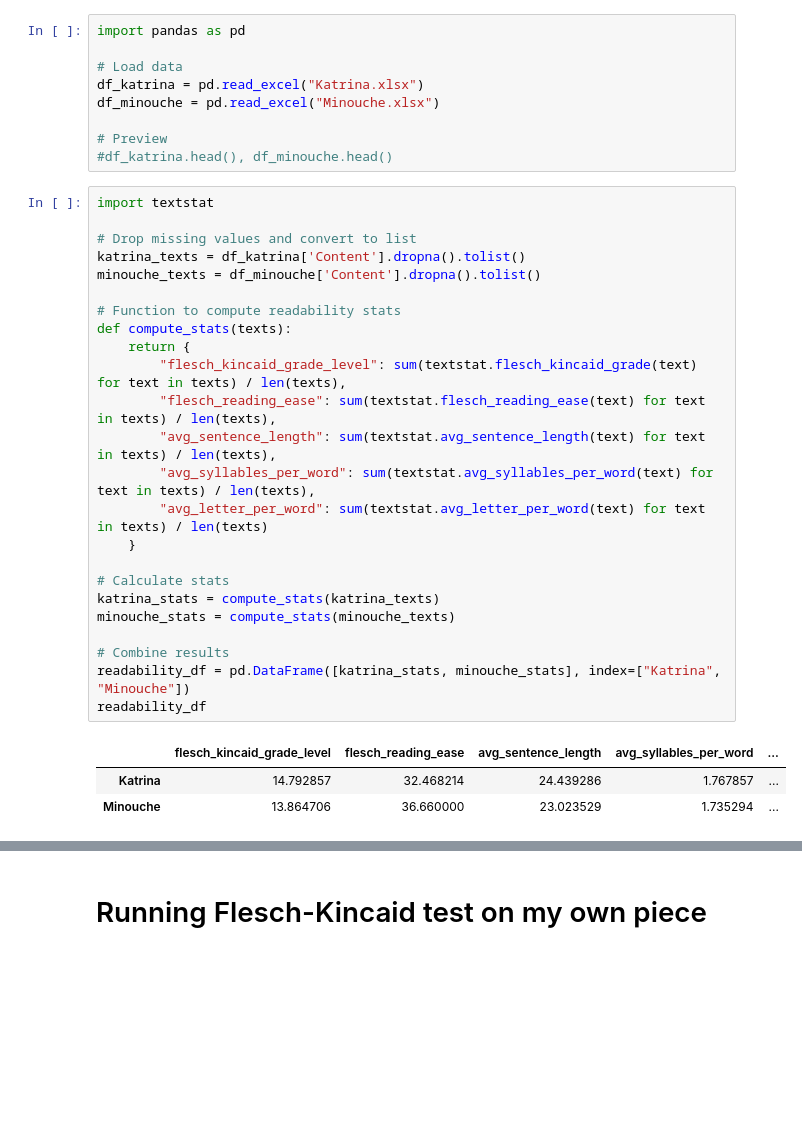
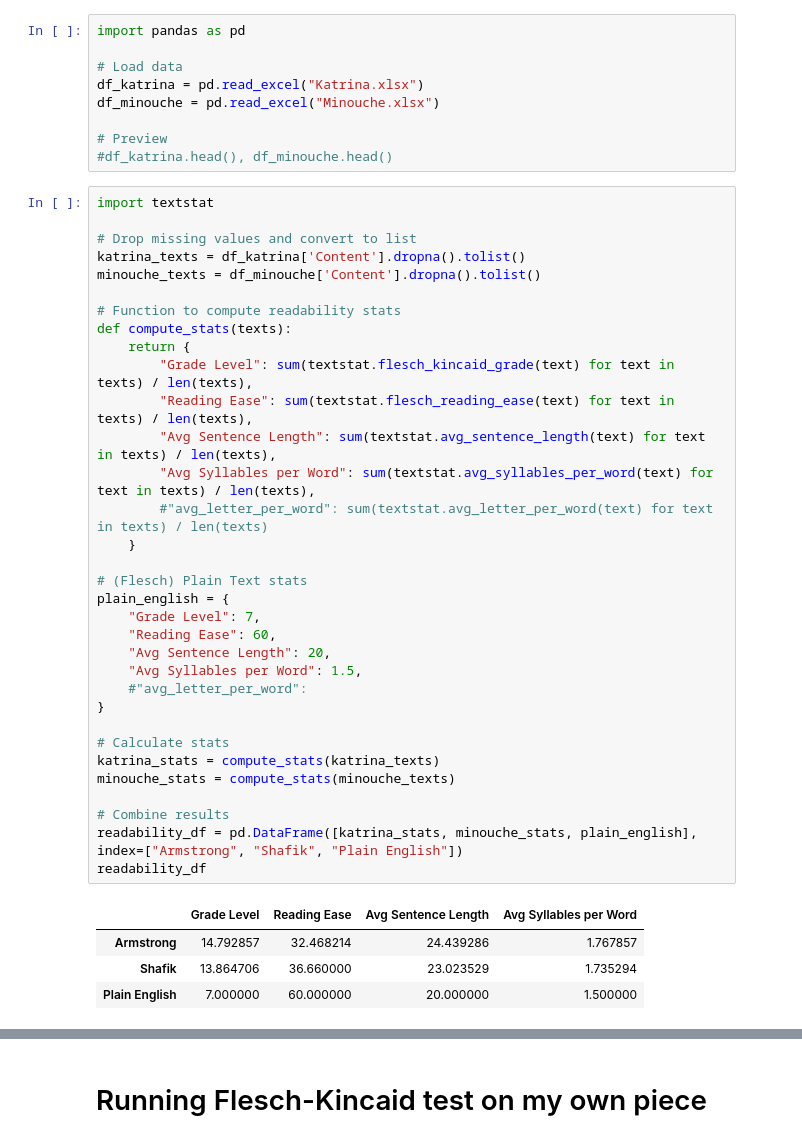
Before and after one commit to es098712/Columbia-President-Emails, a Jupyter notebook: readability_analysis.ipynb, the cells around one changed output, grey strips where cells are left out. Cells and saved outputs as stored; diff of their text form; blank space fills up the shorter version.

```diff
--- a/readability_analysis.ipynb
+++ b/readability_analysis.ipynb
@@ -13,31 +13,41 @@ df_minouche = pd.read_excel("Minouche.xlsx")
 # %%
 import textstat
 
 # Drop missing values and convert to list
 katrina_texts = df_katrina['Content'].dropna().tolist()
 minouche_texts = df_minouche['Content'].dropna().tolist()
 
 # Function to compute readability stats
 def compute_stats(texts):
     return {
-        "flesch_kincaid_grade_level": sum(textstat.flesch_kincaid_grade(text) for text in texts) / len(texts),
-        "flesch_reading_ease": sum(textstat.flesch_reading_ease(text) for text in texts) / len(texts),
-        "avg_sentence_length": sum(textstat.avg_sentence_length(text) for text in texts) / len(texts),
-        "avg_syllables_per_word": sum(textstat.avg_syllables_per_word(text) for text in texts) / len(texts),
-        "avg_letter_per_word": sum(textstat.avg_letter_per_word(text) for text in texts) / len(texts)
+        "Grade Level": sum(textstat.flesch_kincaid_grade(text) for text in texts) / len(texts),
+        "Reading Ease": sum(textstat.flesch_reading_ease(text) for text in texts) / len(texts),
+        "Avg Sentence Length": sum(textstat.avg_sentence_length(text) for text in texts) / len(texts),
+        "Avg Syllables per Word": sum(textstat.avg_syllables_per_word(text) for text in texts) / len(texts),
+        #"avg_letter_per_word": sum(textstat.avg_letter_per_word(text) for text in texts) / len(texts)
     }
+
+# (Flesch) Plain Text stats
+plain_english = {
+    "Grade Level": 7,
+    "Reading Ease": 60,
+    "Avg Sentence Length": 20,
+    "Avg Syllables per Word": 1.5,
+    #"avg_letter_per_word":
+}
 
 # Calculate stats
 katrina_stats = compute_stats(katrina_texts)
 minouche_stats = compute_stats(minouche_texts)
 
 # Combine results
-readability_df = pd.DataFrame([katrina_stats, minouche_stats], index=["Katrina", "Minouche"])
+readability_df = pd.DataFrame([katrina_stats, minouche_stats, plain_english], index=["Armstrong", "Shafik", "Plain English"])
 readability_df
 # %% [output]
-|  | flesch_kincaid_grade_level | flesch_reading_ease | avg_sentence_length | avg_syllables_per_word | ... |
-| Katrina | 14.792857 | 32.468214 | 24.439286 | 1.767857 | ... |
-| Minouche | 13.864706 | 36.660000 | 23.023529 | 1.735294 | ... |
+|  | Grade Level | Reading Ease | Avg Sentence Length | Avg Syllables per Word |
+| Armstrong | 14.792857 | 32.468214 | 24.439286 | 1.767857 |
+| Shafik | 13.864706 | 36.660000 | 23.023529 | 1.735294 |
+| Plain English | 7.000000 | 60.000000 | 20.000000 | 1.500000 |
 # %%
 import matplotlib.pyplot as plt
 
```
Also changed, not shown: parts of 4 cells of this notebook, 3 other files.
